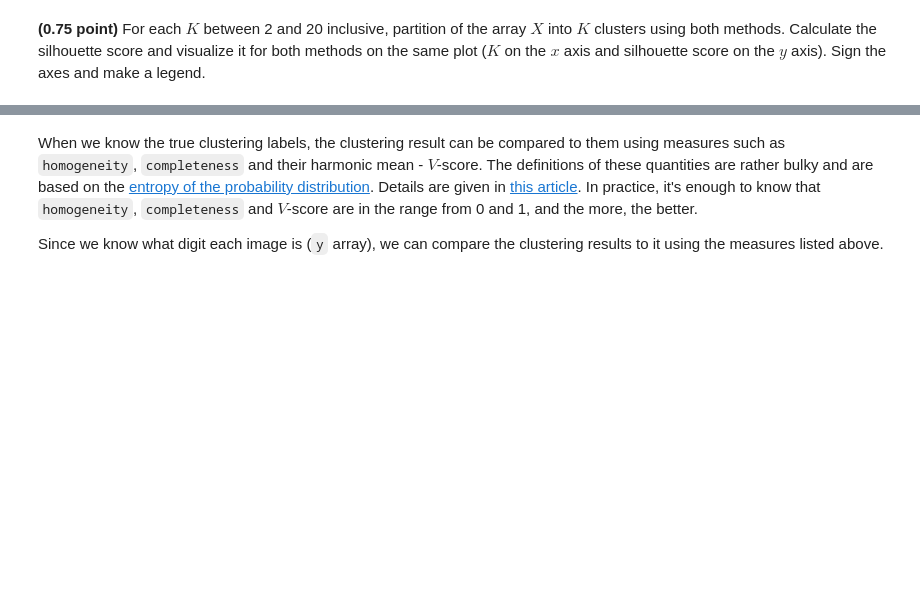
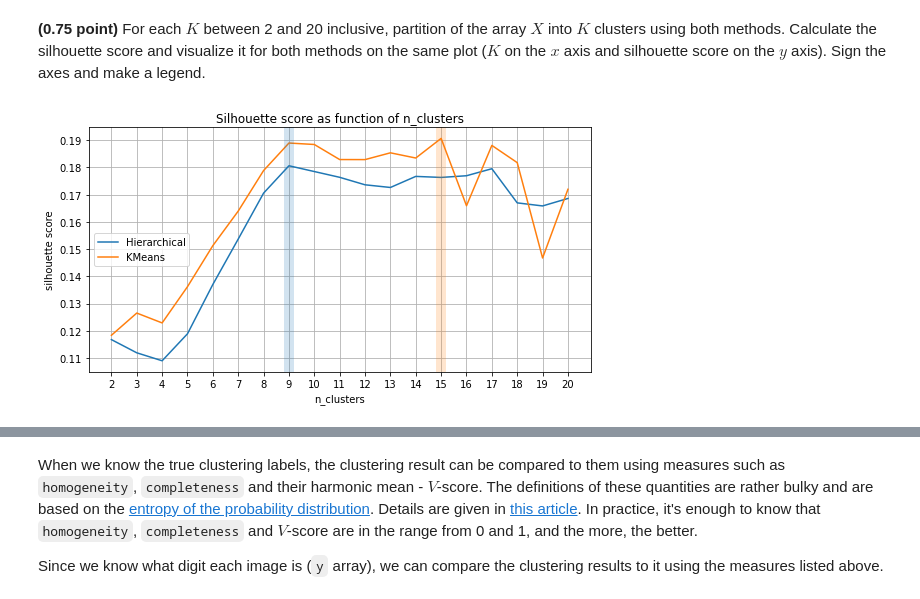
Before and after one commit to Bayramova/rs_school_assignments, a Jupyter notebook: clustering.ipynb, the cells around one changed output, grey strips where cells are left out. Drawn from its saved outputs; the diff is of its cells as text; code cells hidden in the pictures; blank space fills up the shorter version.

Commit message:
explore silhouette scores for different n_clusters

```diff
--- a/clustering.ipynb
+++ b/clustering.ipynb
@@ -346,3 +347,30 @@ $$
 The implementation of this metric in the `scikit-learn` is the `silhouette_score` function from the `metrics` submidule.
 # %% [markdown]
 **(0.75 point)** For each $K$ between 2 and 20 inclusive, partition of the array $X$ into $K$ clusters using both methods. Calculate the silhouette score and visualize it for both methods on the same plot ($K$ on the $x$ axis and silhouette score on the $y$ axis). Sign the axes and make a legend.
+# %%
+silhouette_scores_hierarchical = []
+silhouette_scores_kmeans = []
+n_clusters = np.arange(2,21,1)
+for k in n_clusters:
+    hierarchical = AgglomerativeClustering(n_clusters=k)
+    hierarchical.fit(X)
+    silhouette_scores_hierarchical.append(silhouette_score(X, hierarchical.labels_))
+
+    kmeans = KMeans(n_clusters=k)
+    kmeans.fit(X)
+    silhouette_scores_kmeans.append(silhouette_score(X, kmeans.labels_))
+# %%
+plt.figure(figsize=(9, 4.5))
+plt.plot(n_clusters, silhouette_scores_hierarchical, label='Hierarchical')
+plt.plot(n_clusters, silhouette_scores_kmeans, color='C1', label='KMeans')
+plt.axvline(n_clusters[np.argmax(silhouette_scores_hierarchical)], lw=10, alpha=0.2)
+plt.axvline(n_clusters[np.argmax(silhouette_scores_kmeans)], color='C1', lw=10, alpha=0.2)
+plt.title('Silhouette score as function of n_clusters')
+plt.xlabel('n_clusters')
+plt.ylabel('silhouette score')
+plt.grid(True)
+plt.xticks(n_clusters)
+plt.legend(loc='center left')
+plt.show()
+# %% [output]
+[figure, added]
```
Also changed, not shown: parts of 2 cells of this notebook.
